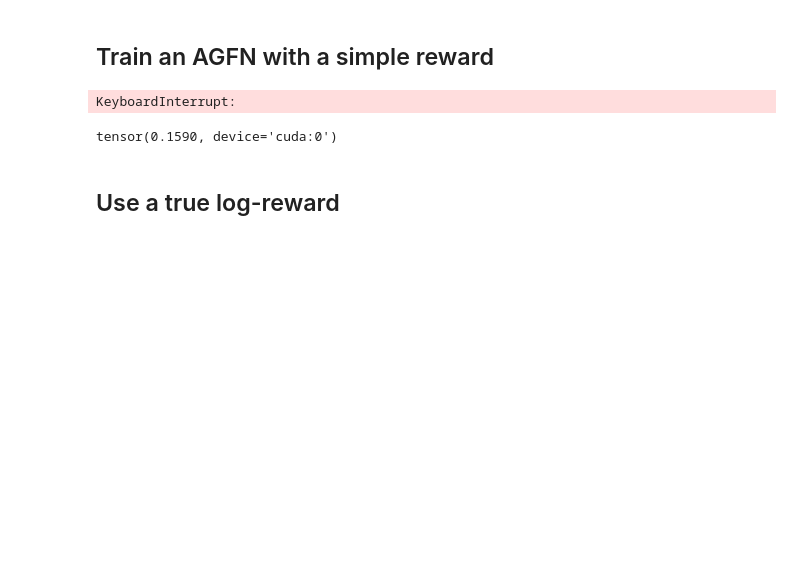
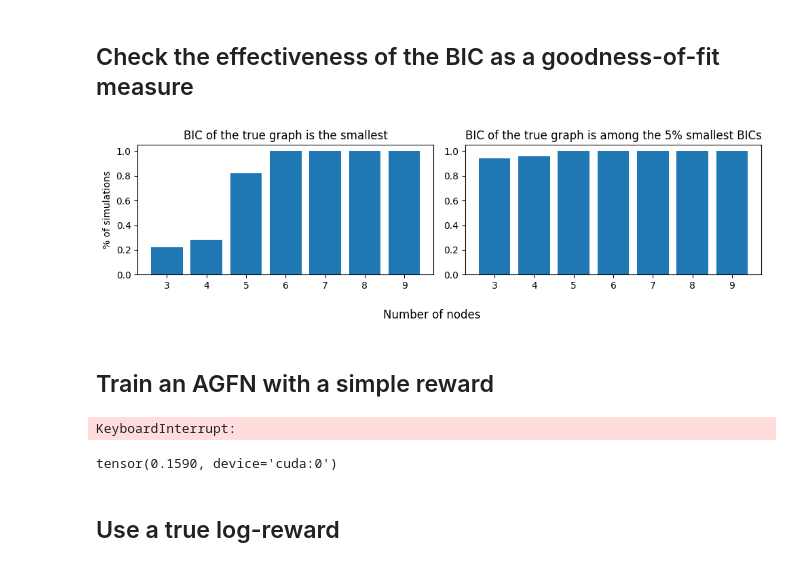
Before and after one commit to ML-FGV/agfn, a Jupyter notebook: notebooks/agfn_without_hitl.ipynb, the cells around one changed output. Drawn from its saved outputs; the diff is of its cells as text; code cells hidden in the pictures; blank space fills up the shorter version.

```diff
--- a/notebooks/agfn_without_hitl.ipynb
+++ b/notebooks/agfn_without_hitl.ipynb
@@ -46,3 +46,5 @@ def create_pol(config: Config):
     )
     pb = BackwardPolicy(device=config.device)
     return pf, pb
+# %% [markdown]
+## Check the effectiveness of the BIC as a goodness-of-fit measure
@@ -49,3 +99,29 @@ def create_pol(config: Config):
+# %%
+fig = plt.figure(figsize=(10, 6 * .5))
+
+plt.subplot(1, 2, 1)
+
+keys = smallest_bic_dict.keys()
+
+plt.bar(
+    keys, [smallest_bic_dict[key].cpu() / (num_simulations * num_datasets_per_dag) for key in keys]
+)
+
+plt.ylabel('% of simulations')
+plt.title('BIC of the true graph is the smallest')
+
+plt.subplot(1, 2, 2)
+
+plt.bar(
+    keys, [quantile_95bic_dict[key].cpu().item() / (num_simulations * num_datasets_per_dag) for key in keys]
+)
+plt.title('BIC of the true graph is among the 5% smallest BICs')
+
+
+fig.supxlabel('Number of nodes')
+plt.tight_layout()
+# %% [output]
+[figure, added]
 # %% [markdown]
 ## Train an AGFN with a simple reward
 # %%
```
Also changed, not shown: parts of 1 cell of this notebook.
